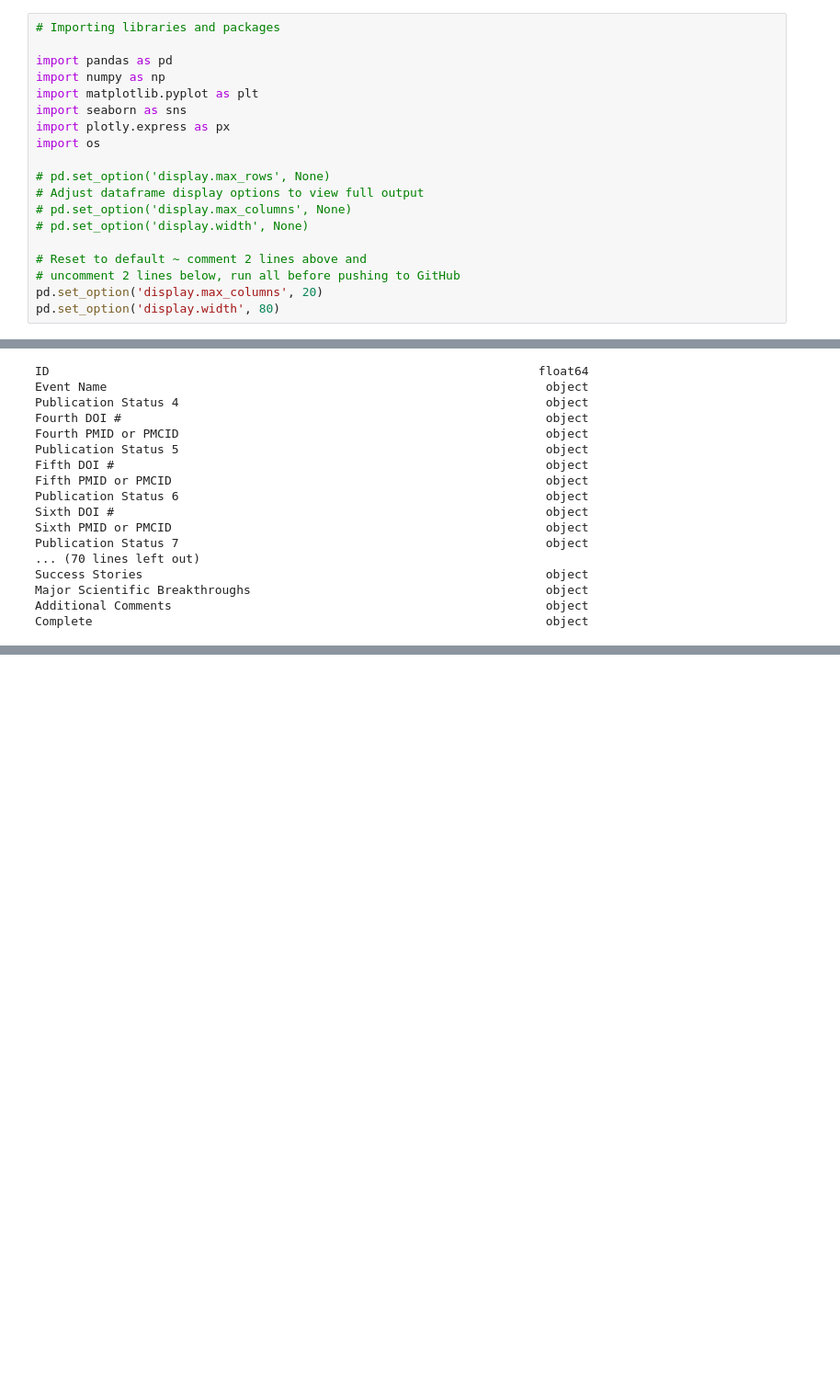
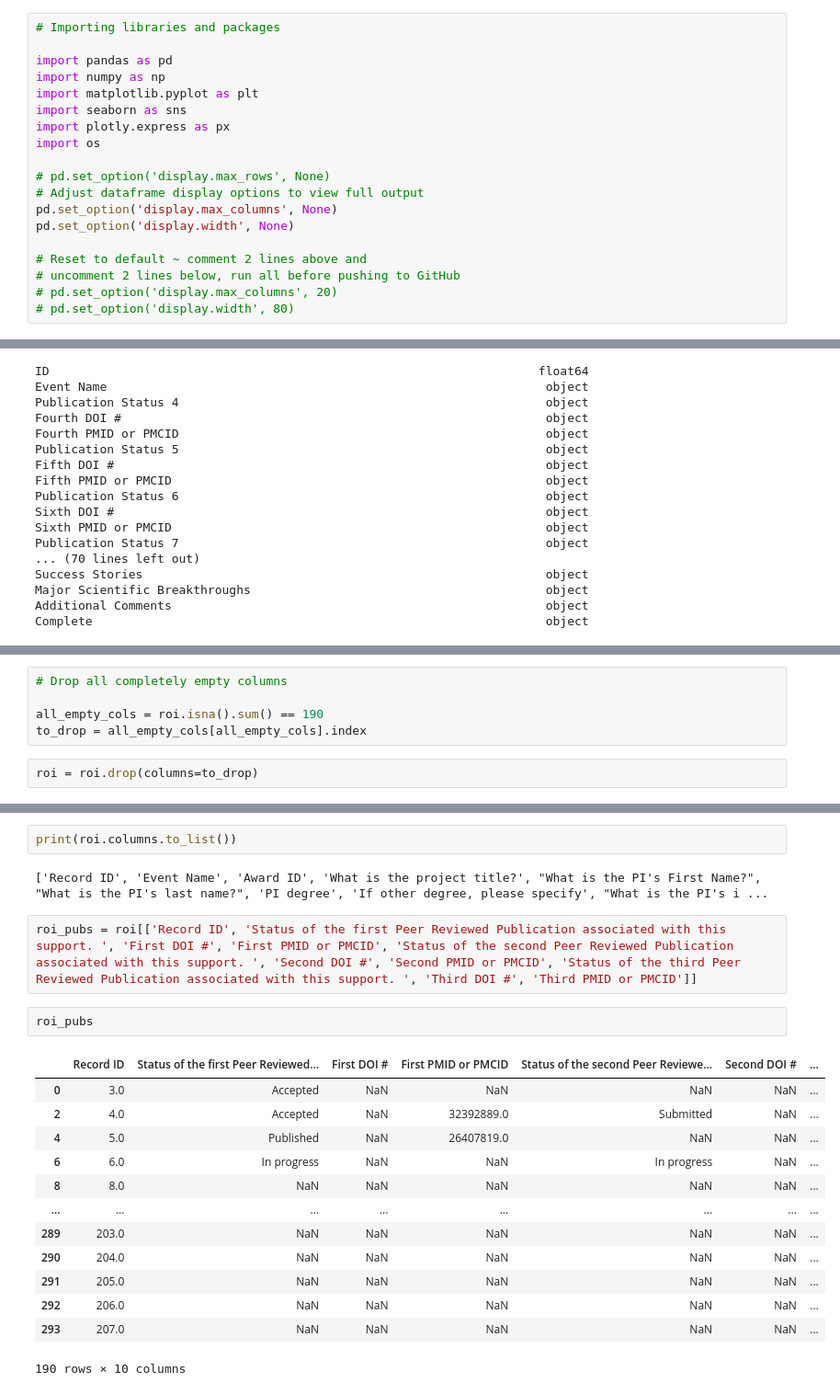
Before and after one commit to lucienqchen/curebound, a Jupyter notebook: curebound/notebooks/phu-diane-data-cleaning.ipynb, the cells around one changed output, grey strips where cells are left out. Shown at 92% size. Saved outputs shown, nothing was run; the diff lists cells and outputs as text; blank space fills up the shorter version.

```diff
--- a/curebound/notebooks/phu-diane-data-cleaning.ipynb
+++ b/curebound/notebooks/phu-diane-data-cleaning.ipynb
@@ -21,13 +21,13 @@ import os
 
 # pd.set_option('display.max_rows', None)
 # Adjust dataframe display options to view full output
-# pd.set_option('display.max_columns', None)
-# pd.set_option('display.width', None)
+pd.set_option('display.max_columns', None)
+pd.set_option('display.width', None)
 
 # Reset to default ~ comment 2 lines above and
 # uncomment 2 lines below, run all before pushing to GitHub
-pd.set_option('display.max_columns', 20)
-pd.set_option('display.width', 80)
+# pd.set_option('display.max_columns', 20)
+# pd.set_option('display.width', 80)
 # %%
 # Read dataset
 
@@ -241,0 +322,7 @@ Complete                                                               object
+# %%
+# Drop all completely empty columns
+
+all_empty_cols = roi.isna().sum() == 190
+to_drop = all_empty_cols[all_empty_cols].index
+# %%
+roi = roi.drop(columns=to_drop)
@@ -241,0 +356,22 @@ Complete                                                               object
+# %%
+print(roi.columns.to_list())
+# %% [output]
+['Record ID', 'Event Name', 'Award ID', 'What is the project title?', "What is the PI's First Name?", "What is the PI's last name?", 'PI degree', 'If other degree, please specify', "What is the PI's i ...
+# %%
+roi_pubs = roi[['Record ID', 'Status of the first Peer Reviewed Publication associated with this support. ', 'First DOI #', 'First PMID or PMCID', 'Status of the second Peer Reviewed Publication associated with this support. ', 'Second DOI #', 'Second PMID or PMCID', 'Status of the third Peer Reviewed Publication associated with this support. ', 'Third DOI #', 'Third PMID or PMCID']]
+# %%
+roi_pubs
+# %% [output]
+|  | Record ID | Status of the first Peer Reviewed... | First DOI # | First PMID or PMCID | Status of the second Peer Reviewe... | Second DOI # | ... |
+| 0 | 3.0 | Accepted | NaN | NaN | NaN | NaN | ... |
+| 2 | 4.0 | Accepted | NaN | 32392889.0 | Submitted | NaN | ... |
+| 4 | 5.0 | Published | NaN | 26407819.0 | NaN | NaN | ... |
+| 6 | 6.0 | In progress | NaN | NaN | In progress | NaN | ... |
+| 8 | 8.0 | NaN | NaN | NaN | NaN | NaN | ... |
+| ... | ... | ... | ... | ... | ... | ... | ... |
+| 289 | 203.0 | NaN | NaN | NaN | NaN | NaN | ... |
+| 290 | 204.0 | NaN | NaN | NaN | NaN | NaN | ... |
+| 291 | 205.0 | NaN | NaN | NaN | NaN | NaN | ... |
+| 292 | 206.0 | NaN | NaN | NaN | NaN | NaN | ... |
+| 293 | 207.0 | NaN | NaN | NaN | NaN | NaN | ... |
+190 rows × 10 columns
```
Also changed, not shown: parts of 24 cells of this notebook.
